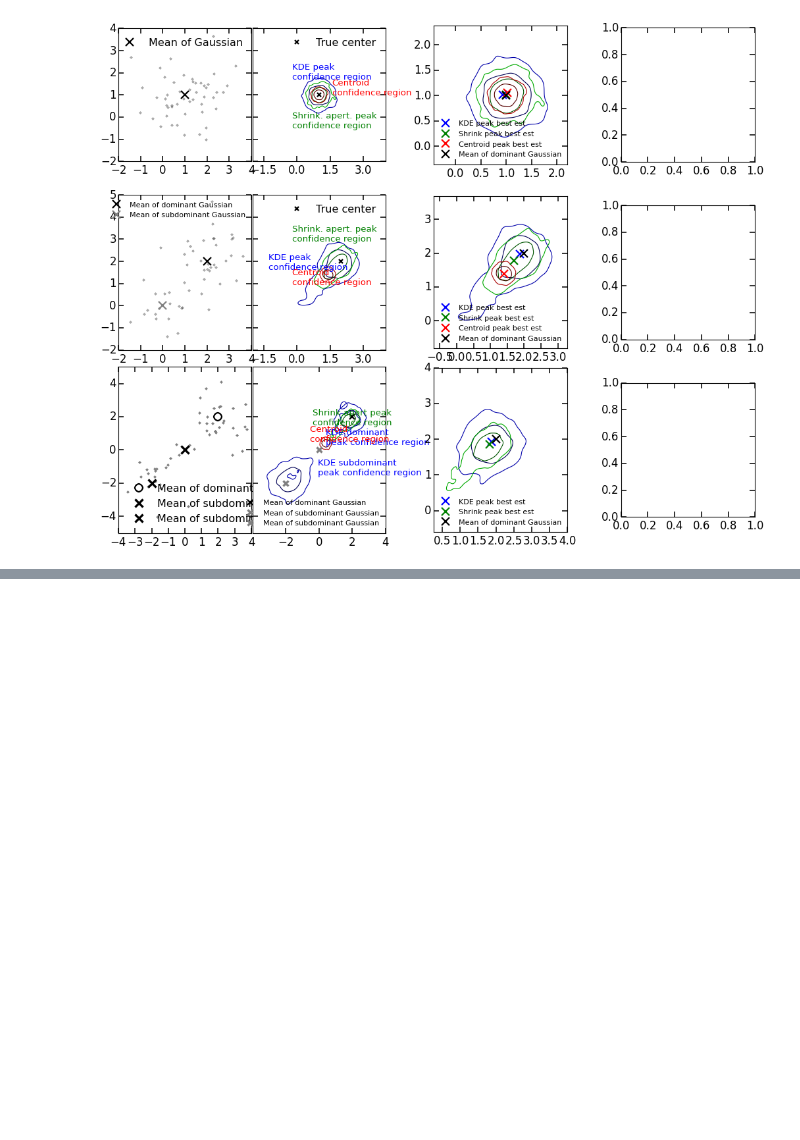
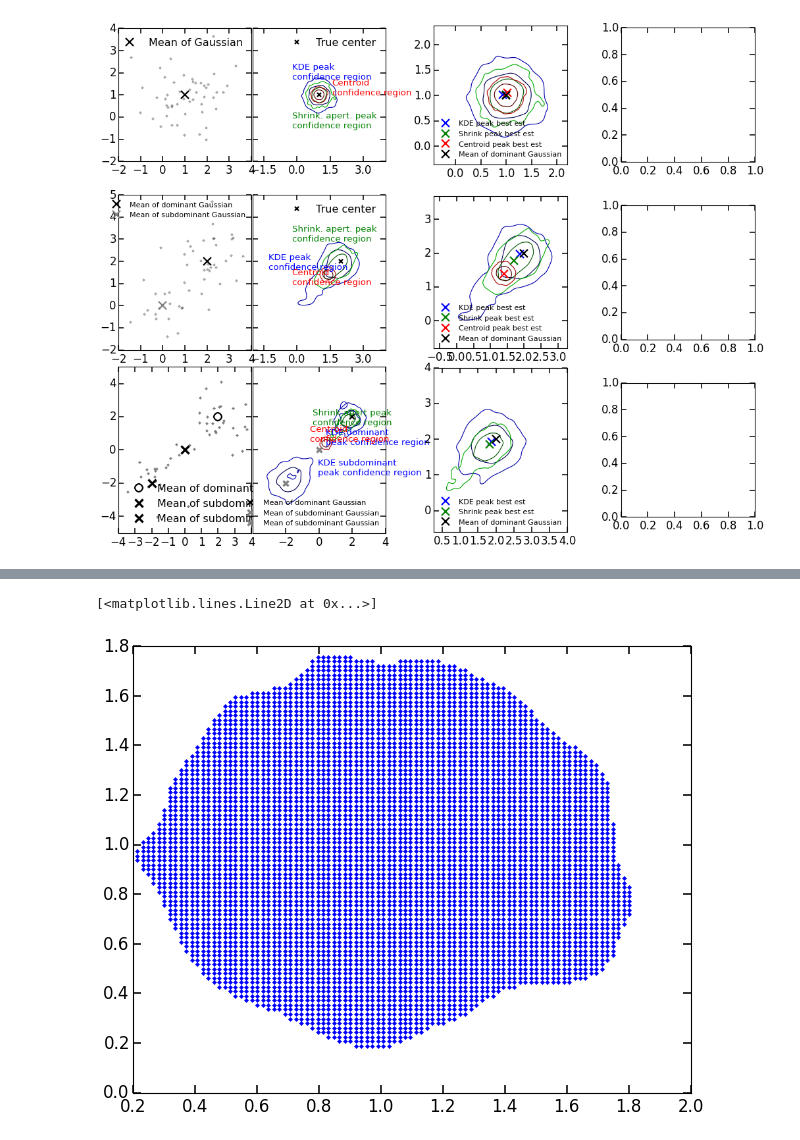
Before and after one commit to karenyyng/galaxy_DM_offset, a Jupyter notebook: code/analyses/fig2_grids.ipynb, the cells around one changed output, grey strips where cells are left out. Saved outputs shown, nothing was run; the diff lists cells and outputs as text; code cells hidden in the pictures; blank space fills up the shorter version.

```diff
--- a/code/analyses/fig2_grids.ipynb
+++ b/code/analyses/fig2_grids.ipynb
@@ -20,0 +70,2 @@ compare.plot_grid_spec(left_col_data["gauss"],
+# %%
+coords68 = np.array([x[ixes95[:,0]], y[ixes95[:, 1]]])
@@ -20,0 +76,5 @@ compare.plot_grid_spec(left_col_data["gauss"],
+# %%
+plt.plot(coords68[0], coords68[1], '.')
+# %% [output]
+[<matplotlib.lines.Line2D at 0x...>]
+[figure, added]
```
Also changed, not shown: parts of 13 cells of this notebook, 1 other file.
